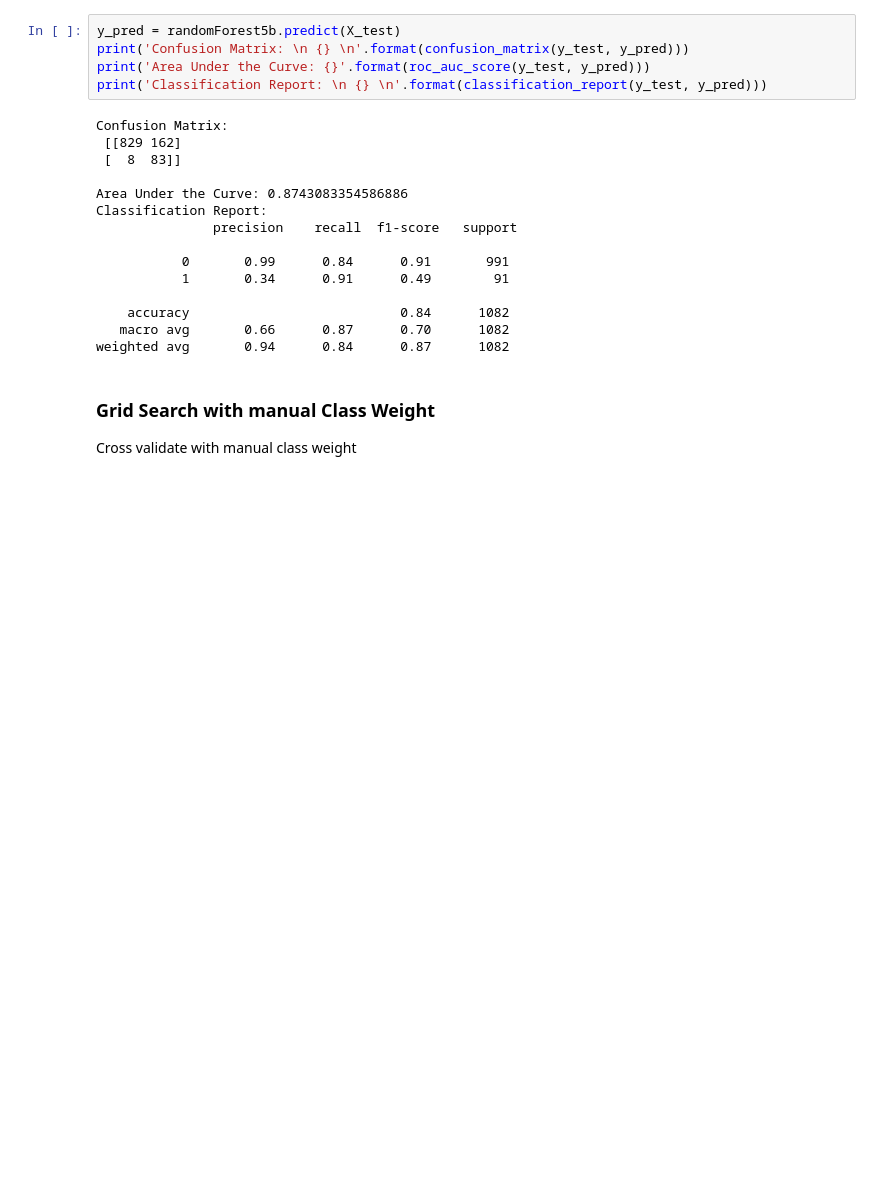
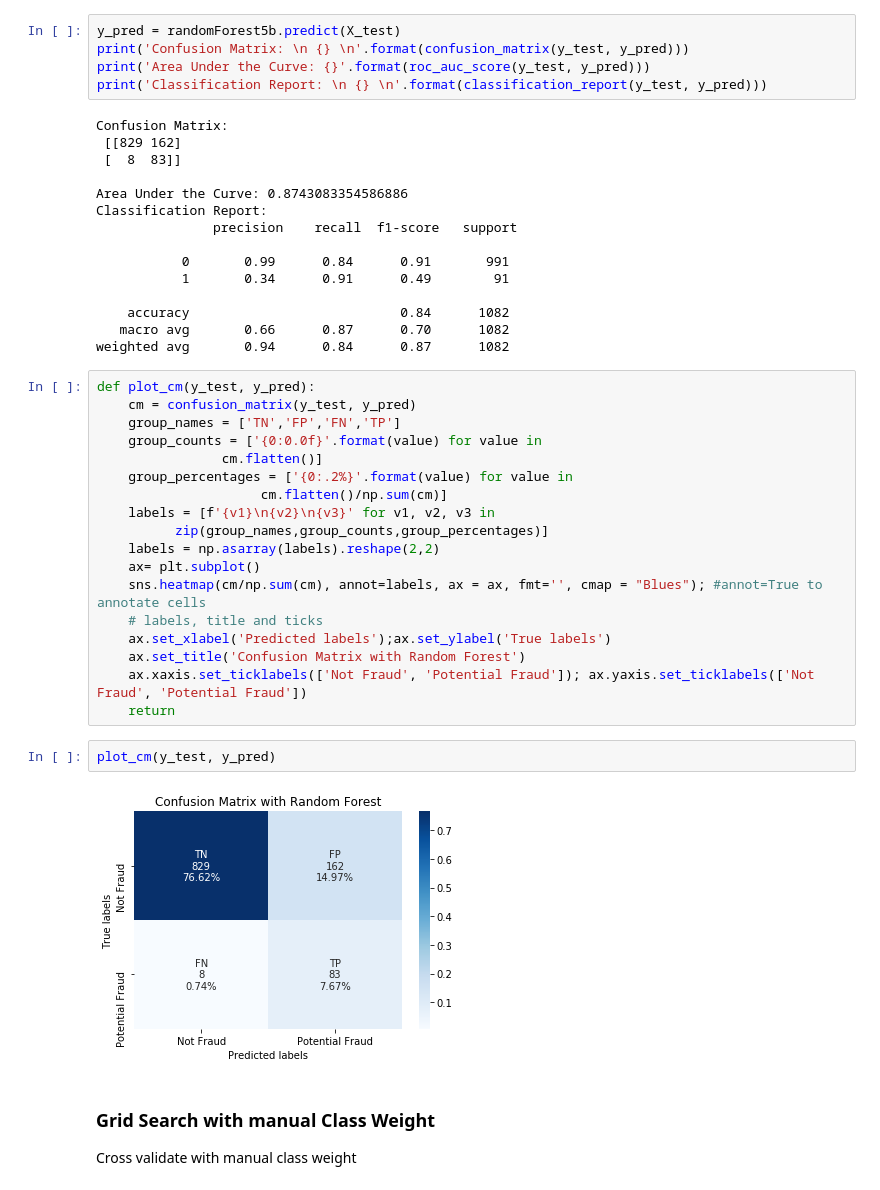
Before and after one commit to kristinteves/Healthcare_Fraud, a Jupyter notebook: Van/HealthcareFraud_RandomForest_Accuracy_NoPHYS.ipynb, the cells around one changed output. Saved outputs shown, nothing was run; the diff lists cells and outputs as text; blank space fills up the shorter version.

```diff
--- a/Van/HealthcareFraud_RandomForest_Accuracy_NoPHYS.ipynb
+++ b/Van/HealthcareFraud_RandomForest_Accuracy_NoPHYS.ipynb
@@ -304,6 +305,28 @@ Classification Report:
     accuracy                           0.84      1082
    macro avg       0.66      0.87      0.70      1082
 weighted avg       0.94      0.84      0.87      1082
+# %%
+def plot_cm(y_test, y_pred):
+    cm = confusion_matrix(y_test, y_pred)
+    group_names = ['TN','FP','FN','TP']
+    group_counts = ['{0:0.0f}'.format(value) for value in
+                cm.flatten()]
+    group_percentages = ['{0:.2%}'.format(value) for value in
+                     cm.flatten()/np.sum(cm)]
+    labels = [f'{v1}\n{v2}\n{v3}' for v1, v2, v3 in
+          zip(group_names,group_counts,group_percentages)]
+    labels = np.asarray(labels).reshape(2,2)
+    ax= plt.subplot()
+    sns.heatmap(cm/np.sum(cm), annot=labels, ax = ax, fmt='', cmap = "Blues"); #annot=True to annotate cells
+    # labels, title and ticks
+    ax.set_xlabel('Predicted labels');ax.set_ylabel('True labels')
+    ax.set_title('Confusion Matrix with Random Forest')
+    ax.xaxis.set_ticklabels(['Not Fraud', 'Potential Fraud']); ax.yaxis.set_ticklabels(['Not Fraud', 'Potential Fraud'])
+    return
+# %%
+plot_cm(y_test, y_pred)
+# %% [output]
+[figure, added]
 # %% [markdown]
 ### Grid Search with manual Class Weight
 Cross validate with manual class weight
```
Also changed, not shown: parts of 1 cell of this notebook, 1 other file.
